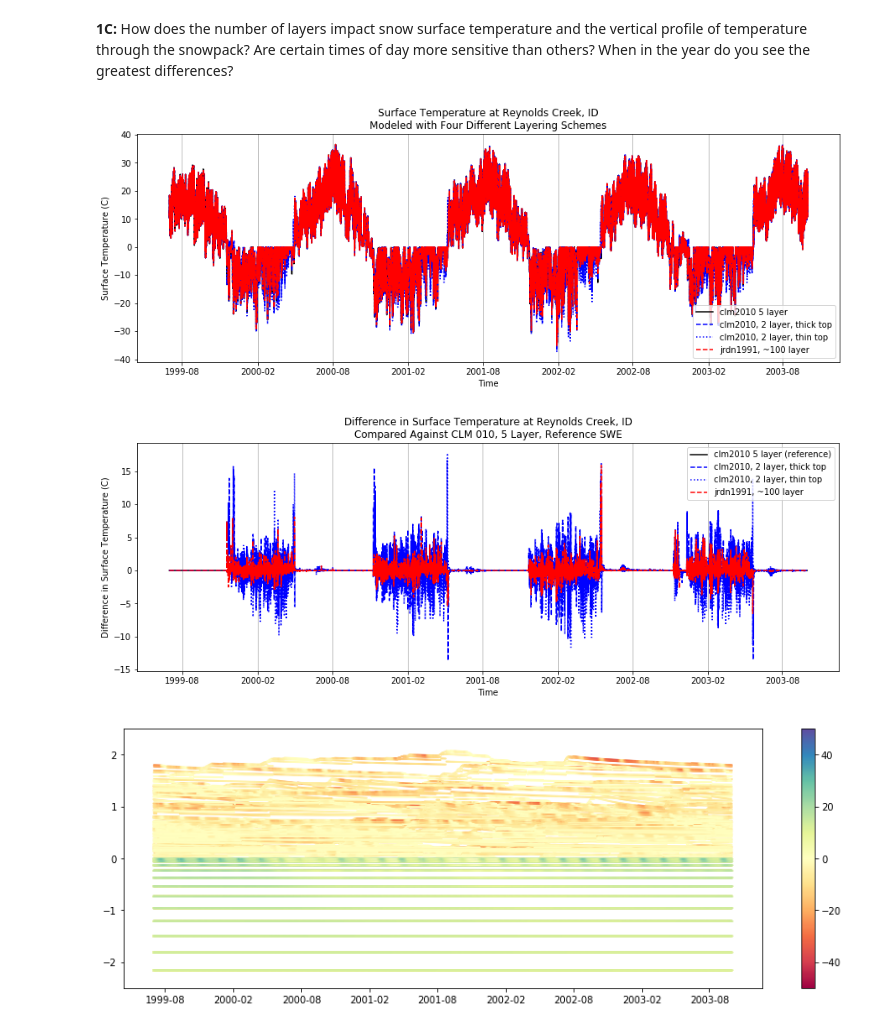
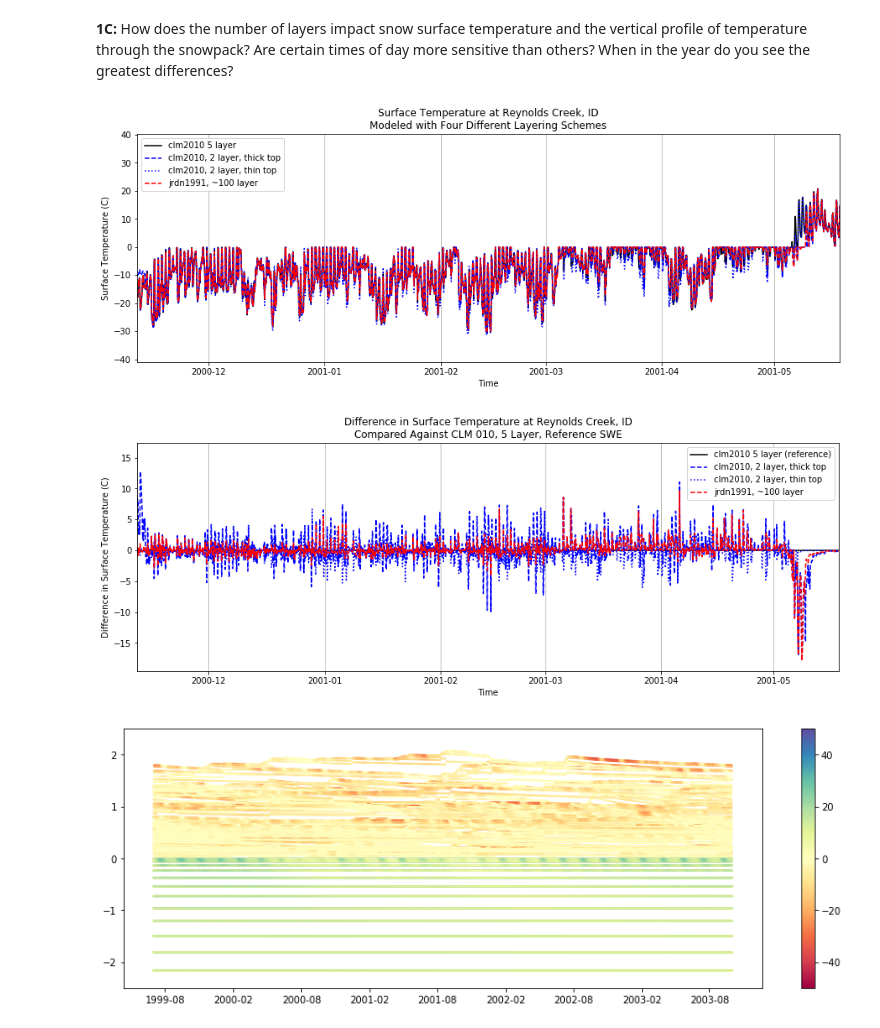
Before and after one commit to spestana/snowhydro-summa, a Jupyter notebook: homework_1/homework_1_D_exercise_1.ipynb, the cells around one changed output. Drawn from its saved outputs; the diff is of its cells as text; code cells hidden in the pictures.

```diff
--- a/homework_1/homework_1_D_exercise_1.ipynb
+++ b/homework_1/homework_1_D_exercise_1.ipynb
@@ -373,35 +383,41 @@ __1C:__ How does the number of layers impact snow surface temperature and the ve
 # Retrieve surface temperatures (convert from K to C) from each model scenario:
 clm2010_5layer_Ts = ds_clm_2010.scalarSurfaceTemp.isel(hru=0) - 273.15
 jrdn1991_100layer_Ts = ds_jrdn1991.scalarSurfaceTemp.isel(hru=0) - 273.15
 clm2010_2layer_thick_Ts = ds_clm_2010_2thick.scalarSurfaceTemp.isel(hru=0) - 273.15
 clm2010_2layer_thin_Ts = ds_clm_2010_2thin.scalarSurfaceTemp.isel(hru=0) - 273.15
+
+# Set start and end indices for plotting different time periods
+#start = 15500; end = 16500; #
+start = 12000; end = 16500; #
 
 # Plot SWE over time:
 plt.figure(figsize=(15,5))
 plt.title("Surface Temperature at Reynolds Creek, ID\nModeled with Four Different Layering Schemes")
 plt.plot(ds_clm_2010.scalarSWE.time,clm2010_5layer_Ts,'-k',label="clm2010 5 layer")
 plt.plot(ds_clm_2010_2thick.scalarSWE.time,clm2010_2layer_thick_Ts,'--b',label="clm2010, 2 layer, thick top")
 plt.plot(ds_clm_2010_2thin.scalarSWE.time,clm2010_2layer_thin_Ts,':b',label="clm2010, 2 layer, thin top")
 plt.plot(ds_jrdn1991.scalarSWE.time,jrdn1991_100layer_Ts,'--r',label="jrdn1991, ~100 layer")
 ax = plt.gca(); ax.xaxis.grid(True)
 plt.legend()
 plt.xlabel("Time");
 plt.ylabel("Surface Temperature (C)");
+plt.xlim(((ds_clm_2010.time.data[start],ds_clm_2010.time.data[end])));
 
 # Plot deltaSWE over time:
 plt.figure(figsize=(15,5))
 plt.title("Difference in Surface Temperature at Reynolds Creek, ID\nCompared Against CLM 010, 5 Layer, Reference SWE")
 plt.plot(ds_clm_2010.scalarSWE.time,clm2010_5layer_Ts-clm2010_5layer_Ts,'-k',label="clm2010 5 layer (reference)")
 plt.plot(ds_clm_2010_2thick.scalarSWE.time,clm2010_2layer_thick_Ts-clm2010_5layer_Ts,'--b',label="clm2010, 2 layer, thick top")
 plt.plot(ds_clm_2010_2thin.scalarSWE.time,clm2010_2layer_thin_Ts-clm2010_5layer_Ts,':b',label="clm2010, 2 layer, thin top")
 plt.plot(ds_jrdn1991.scalarSWE.time,jrdn1991_100layer_Ts-clm2010_5layer_Ts,'--r',label="jrdn1991, ~100 layer")
 ax = plt.gca(); ax.xaxis.grid(True)
 plt.legend()
 plt.xlabel("Time");
 plt.ylabel("Difference in Surface Temperature (C)");
+plt.xlim(((ds_clm_2010.time.data[start],ds_clm_2010.time.data[end])));
 # %% [output]
-[figure, old version]
+[figure, new version]
-[figure, old version]
+[figure, new version]
 # %%
 ### Work in progress ###
 
```
Also changed, not shown: parts of 7 cells of this notebook, 1 other file.
